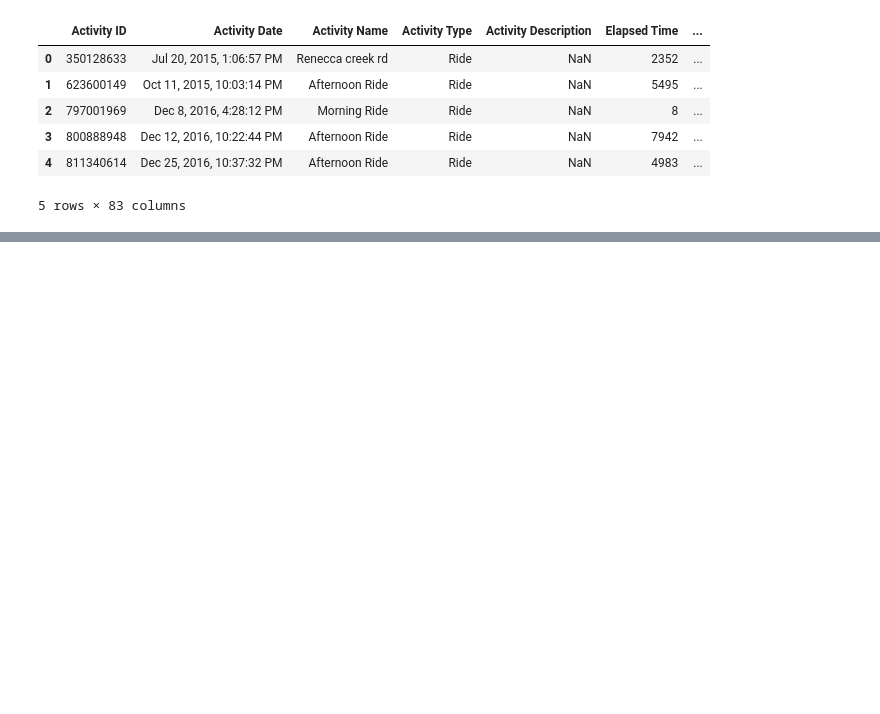
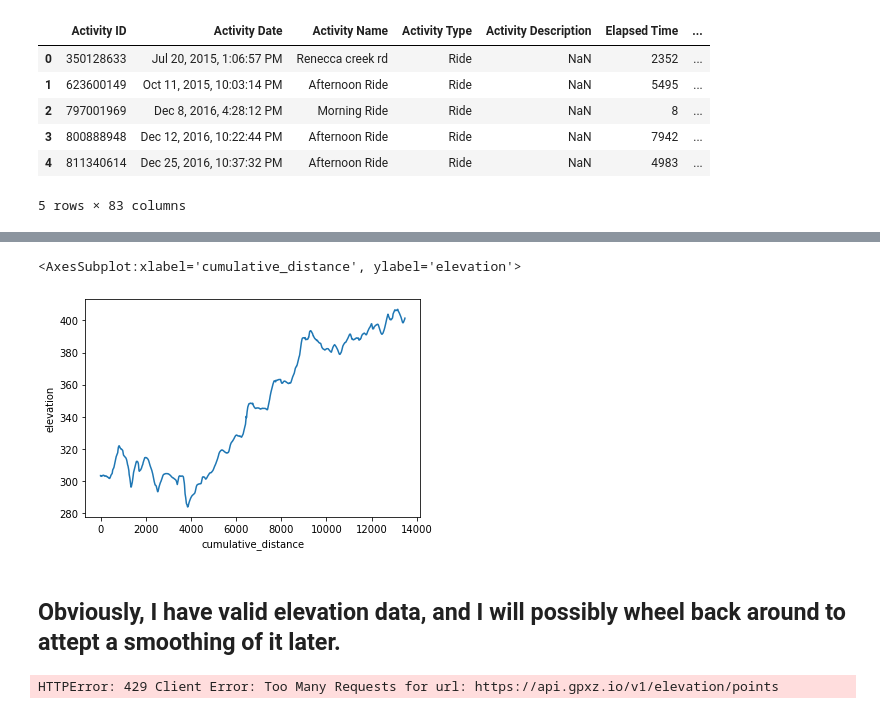
Before and after one commit to brianclements03/my_strava_project, a Jupyter notebook: initial_strava_explore.ipynb, the cells around one changed output, grey strips where cells are left out. Cells and saved outputs as stored; diff of their text form; code cells hidden in the pictures; blank space fills up the shorter version.

```diff
--- a/initial_strava_explore.ipynb
+++ b/initial_strava_explore.ipynb
@@ -15,0 +38,10 @@ strava_activities.head()
+# %%
+# pip instal gpxpy
+# This is a gpx parser library
+import gpxpy
+import pandas as pd
+
+# Load gpx.
+gpx_path = 'strava_test.gpx'
+with open(gpx_path) as f:
+    gpx = gpxpy.parse(f)
@@ -15,0 +130,43 @@ strava_activities.head()
+# %%
+import seaborn as sns
+
+sns.lineplot(data=df, x='cumulative_distance', y='elevation')
+# %% [output]
+<AxesSubplot:xlabel='cumulative_distance', ylabel='elevation'>
+[figure, added]
+# %% [markdown]
+## Obviously, I have valid elevation data, and I will possibly wheel back around to attept a smoothing of it later.
+# %%
+import numpy as np
+import requests
+import time
+
+# get a gpxz.io api key at their website
+API_KEY = 'ak_v9aliH1v_AnAPya0elV1PVx5F'
+
+BATCH_SIZE = 50  # 512 for paid customers.
+
+def gpxz_elevation(lats, lons):
+    # add a delay timer to request, to avoid "too many requests" error
+    time.sleep(1)
+    elevations = []
+    n_chunks = int(len(lats)//BATCH_SIZE) + 1
+    lat_chunks = np.array_split(lats,n_chunks)
+    lon_chunks = np.array_split(lons, n_chunks)
+    for lat_chunk, lon_chunk in zip(lat_chunks, lon_chunks):
+        latlons = '|'.join(f'{lat},{lon}' for lat, lon in zip(lat_chunk, lon_chunk))
+        data = {
+            'latlons':latlons,
+        }
+        response = requests.post(
+            'https://api.gpxz.io/v1/elevation/points',
+            headers={'x-api-key': API_KEY},
+            data=data,
+        )
+        response.raise_for_status()
+        elevations += [r['elevation'] for r in response.json()['results']]
+    return elevations
+
+df['elevation_gpxz'] = gpxz_elevation(df.latitude, df.longitude)
+# %% [output]
+HTTPError: 429 Client Error: Too Many Requests for url: https://api.gpxz.io/v1/elevation/points
```
Also changed, not shown: parts of 11 cells of this notebook.
